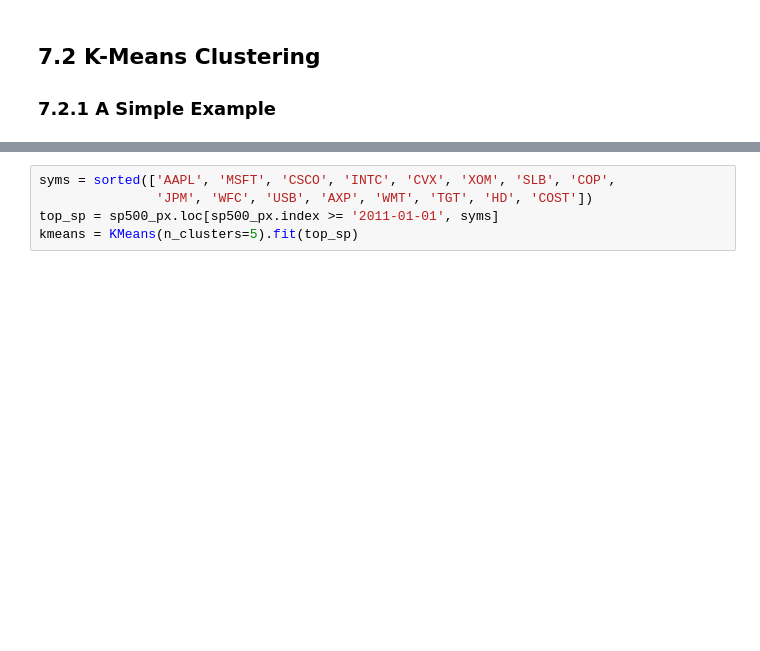
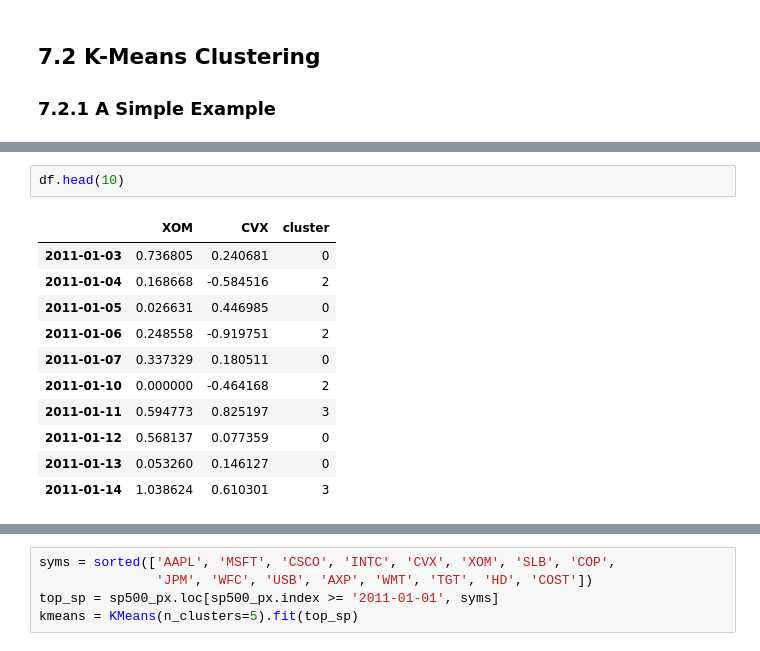
Before and after one commit to young-hwanlee/my-practical-statistics-for-data-scientists, a Jupyter notebook: Chapter_7_Unsupervised_Learning.ipynb, the cells around one changed output, grey strips where cells are left out. Drawn from its saved outputs; the diff is of its cells as text; blank space fills up the shorter version.

```diff
--- a/Chapter_7_Unsupervised_Learning.ipynb
+++ b/Chapter_7_Unsupervised_Learning.ipynb
@@ -247,2 +255,16 @@ print(df.head())
+# %%
+df.head(10)
+# %% [output]
+|  | XOM | CVX | cluster |
+| 2011-01-03 | 0.736805 | 0.240681 | 0 |
+| 2011-01-04 | 0.168668 | -0.584516 | 2 |
+| 2011-01-05 | 0.026631 | 0.446985 | 0 |
+| 2011-01-06 | 0.248558 | -0.919751 | 2 |
+| 2011-01-07 | 0.337329 | 0.180511 | 0 |
+| 2011-01-10 | 0.000000 | -0.464168 | 2 |
+| 2011-01-11 | 0.594773 | 0.825197 | 3 |
+| 2011-01-12 | 0.568137 | 0.077359 | 0 |
+| 2011-01-13 | 0.053260 | 0.146127 | 0 |
+| 2011-01-14 | 1.038624 | 0.610301 | 3 |
 # %%
 centers = pd.DataFrame(kmeans.cluster_centers_, columns=['XOM', 'CVX'])
```
Also changed, not shown: parts of 10 cells of this notebook.
